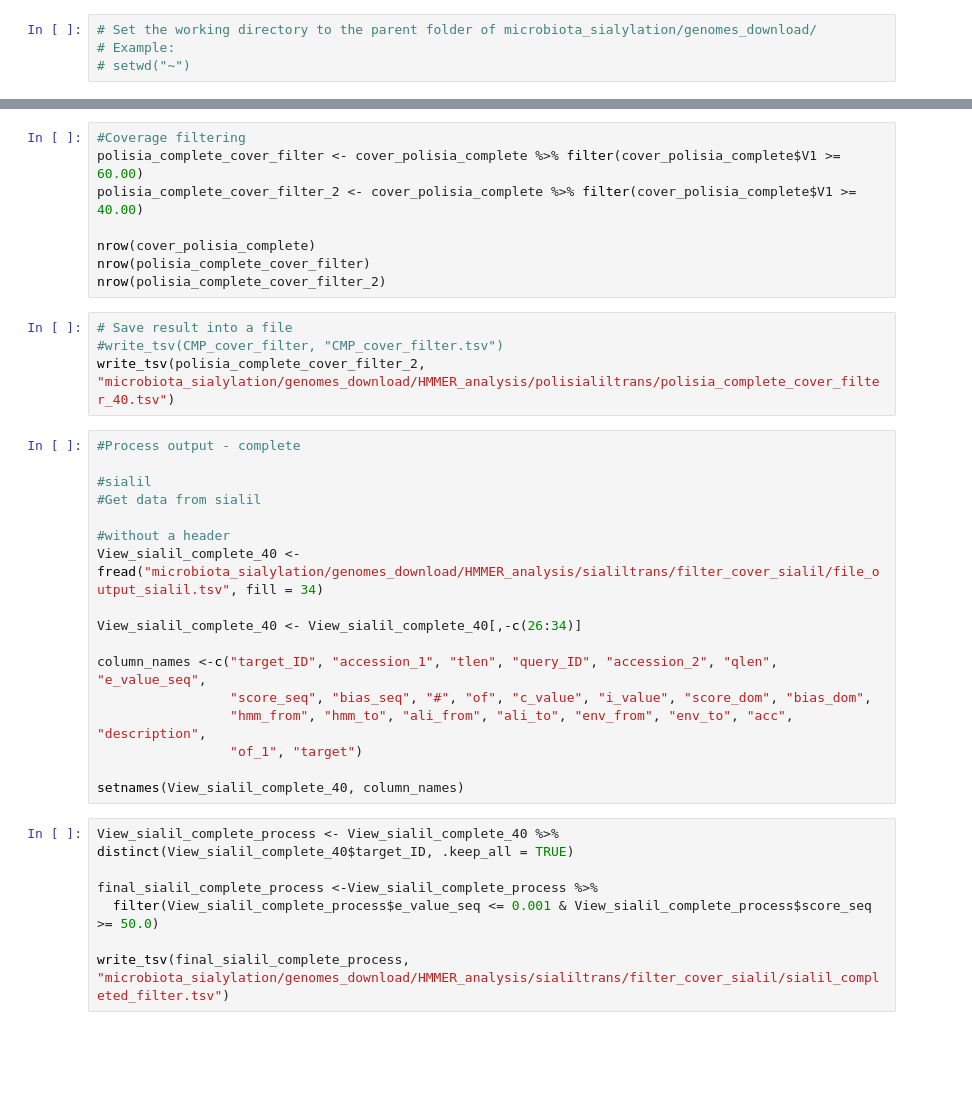
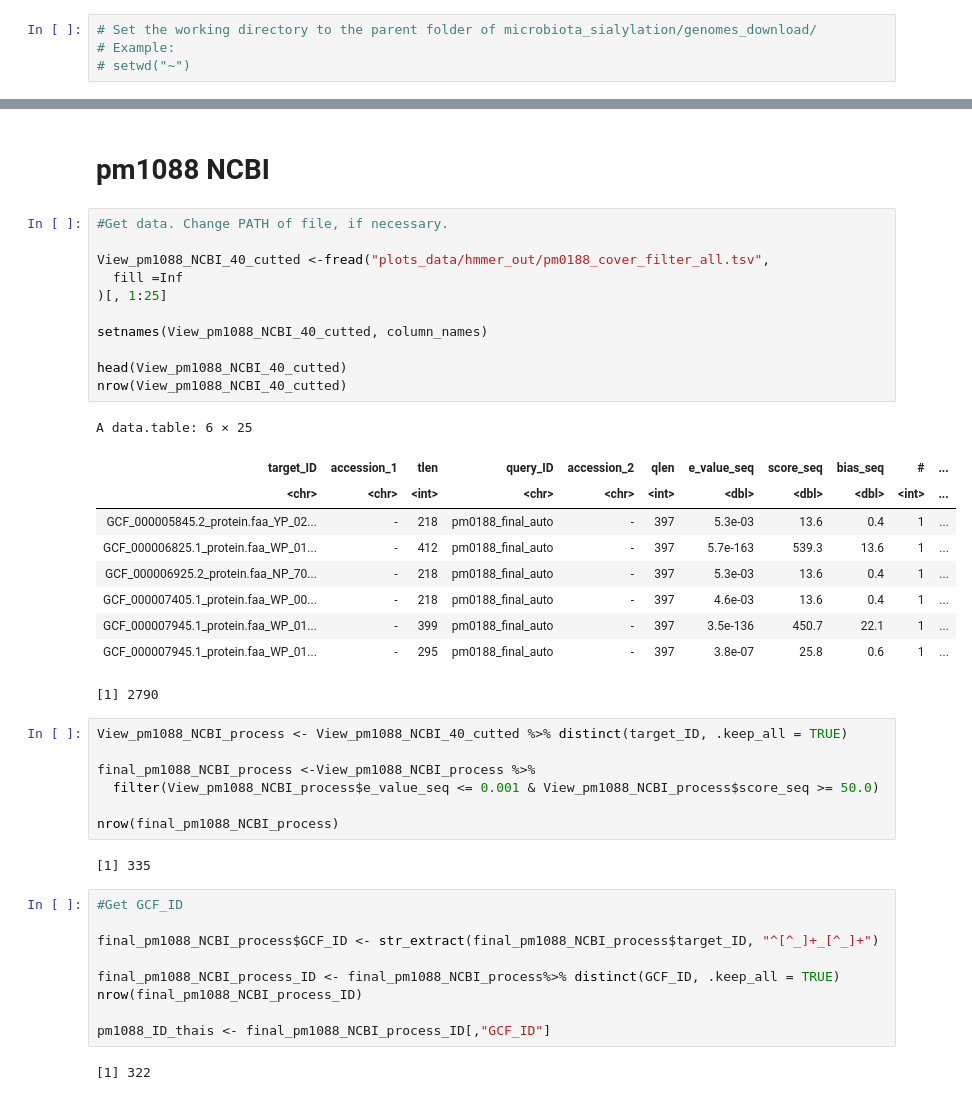
Before and after one commit to edtankian97/microbiota_sialylation, a Jupyter notebook: genomes_download/scripts/jupyter_scripts/hmm_process.ipynb, the cells around one changed output, grey strips where cells are left out. Cells and saved outputs as stored; diff of their text form; blank space fills up the shorter version.

```diff
--- a/genomes_download/scripts/jupyter_scripts/hmm_process.ipynb
+++ b/genomes_download/scripts/jupyter_scripts/hmm_process.ipynb
@@ -87,36 +138,44 @@ head(cover_polisia_complete)
+# %% [markdown]
+# pm1088 NCBI
 # %%
-#Coverage filtering
-polisia_complete_cover_filter <- cover_polisia_complete %>% filter(cover_polisia_complete$V1 >= 60.00)
-polisia_complete_cover_filter_2 <- cover_polisia_complete %>% filter(cover_polisia_complete$V1 >= 40.00)
+#Get data. Change PATH of file, if necessary.
 
-nrow(cover_polisia_complete)
-nrow(polisia_complete_cover_filter)
-nrow(polisia_complete_cover_filter_2)
+View_pm1088_NCBI_40_cutted <-fread("plots_data/hmmer_out/pm0188_cover_filter_all.tsv",
+  fill =Inf
+)[, 1:25]
+
+setnames(View_pm1088_NCBI_40_cutted, column_names)
+
+head(View_pm1088_NCBI_40_cutted)
+nrow(View_pm1088_NCBI_40_cutted)
+# %% [output]
+A data.table: 6 × 25
+| target_ID | accession_1 | tlen | query_ID | accession_2 | qlen | e_value_seq | score_seq | bias_seq | # | ... |
+| <chr> | <chr> | <int> | <chr> | <chr> | <int> | <dbl> | <dbl> | <dbl> | <int> | ... |
+| GCF_000005845.2_protein.faa_YP_02... | - | 218 | pm0188_final_auto | - | 397 | 5.3e-03 | 13.6 | 0.4 | 1 | ... |
+| GCF_000006825.1_protein.faa_WP_01... | - | 412 | pm0188_final_auto | - | 397 | 5.7e-163 | 539.3 | 13.6 | 1 | ... |
+| GCF_000006925.2_protein.faa_NP_70... | - | 218 | pm0188_final_auto | - | 397 | 5.3e-03 | 13.6 | 0.4 | 1 | ... |
+| GCF_000007405.1_protein.faa_WP_00... | - | 218 | pm0188_final_auto | - | 397 | 4.6e-03 | 13.6 | 0.4 | 1 | ... |
+| GCF_000007945.1_protein.faa_WP_01... | - | 399 | pm0188_final_auto | - | 397 | 3.5e-136 | 450.7 | 22.1 | 1 | ... |
+| GCF_000007945.1_protein.faa_WP_01... | - | 295 | pm0188_final_auto | - | 397 | 3.8e-07 | 25.8 | 0.6 | 1 | ... |
+[1] 2790
 # %%
-# Save result into a file
-#write_tsv(CMP_cover_filter, "CMP_cover_filter.tsv")
-write_tsv(polisia_complete_cover_filter_2, "microbiota_sialylation/genomes_download/HMMER_analysis/polisialiltrans/polisia_complete_cover_filter_40.tsv")
+View_pm1088_NCBI_process <- View_pm1088_NCBI_40_cutted %>% distinct(target_ID, .keep_all = TRUE)
+
+final_pm1088_NCBI_process <-View_pm1088_NCBI_process %>%
+  filter(View_pm1088_NCBI_process$e_value_seq <= 0.001 & View_pm1088_NCBI_process$score_seq >= 50.0)
+
+nrow(final_pm1088_NCBI_process)
+# %% [output]
+[1] 335
 # %%
-#Process output - complete
+#Get GCF_ID
 
-#sialil
-#Get data from sialil
+final_pm1088_NCBI_process$GCF_ID <- str_extract(final_pm1088_NCBI_process$target_ID, "^[^_]+_[^_]+")
 
-#without a header
-View_sialil_complete_40 <-fread("microbiota_sialylation/genomes_download/HMMER_analysis/sialiltrans/filter_cover_sialil/file_output_sialil.tsv", fill = 34)
+final_pm1088_NCBI_process_ID <- final_pm1088_NCBI_process%>% distinct(GCF_ID, .keep_all = TRUE)
+nrow(final_pm1088_NCBI_process_ID)
 
-View_sialil_complete_40 <- View_sialil_complete_40[,-c(26:34)]
-
-column_names <-c("target_ID", "accession_1", "tlen", "query_ID", "accession_2", "qlen", "e_value_seq",
-                 "score_seq", "bias_seq", "#", "of", "c_value", "i_value", "score_dom", "bias_dom",
-                 "hmm_from", "hmm_to", "ali_from", "ali_to", "env_from", "env_to", "acc", "description",
-                 "of_1", "target")
-
-setnames(View_sialil_complete_40, column_names)
+pm1088_ID_thais <- final_pm1088_NCBI_process_ID[,"GCF_ID"]
+# %% [output]
+[1] 322
-# %%
-View_sialil_complete_process <- View_sialil_complete_40 %>% distinct(View_sialil_complete_40$target_ID, .keep_all = TRUE)
-
-final_sialil_complete_process <-View_sialil_complete_process %>%
-  filter(View_sialil_complete_process$e_value_seq <= 0.001 & View_sialil_complete_process$score_seq >= 50.0)
-
-write_tsv(final_sialil_complete_process, "microbiota_sialylation/genomes_download/HMMER_analysis/sialiltrans/filter_cover_sialil/sialil_completed_filter.tsv")
```
Also changed, not shown: parts of 63 cells of this notebook, 23 other files.
